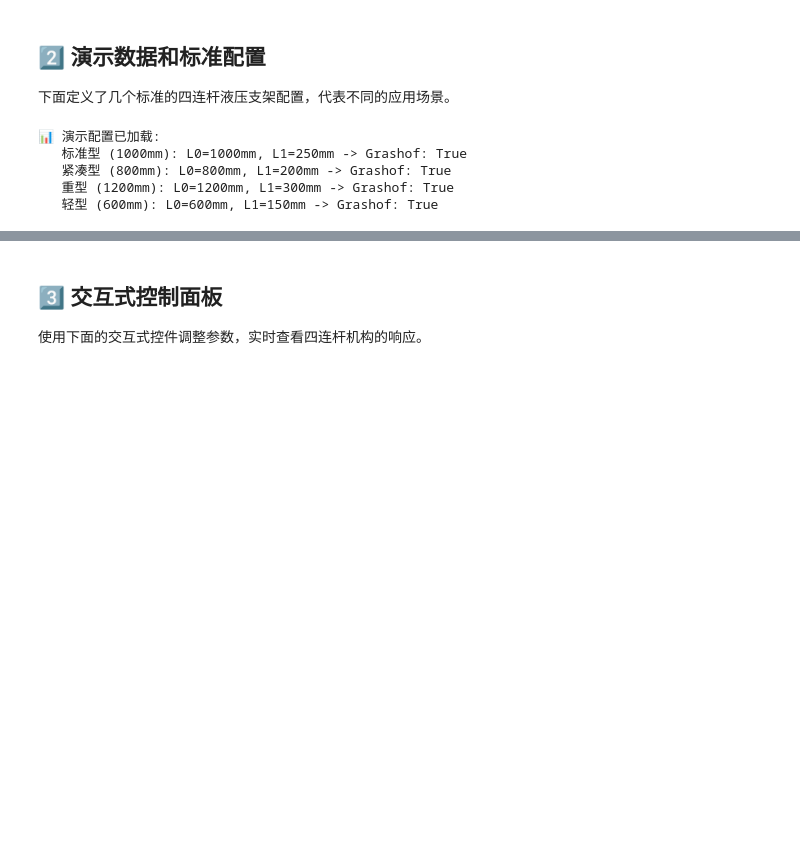
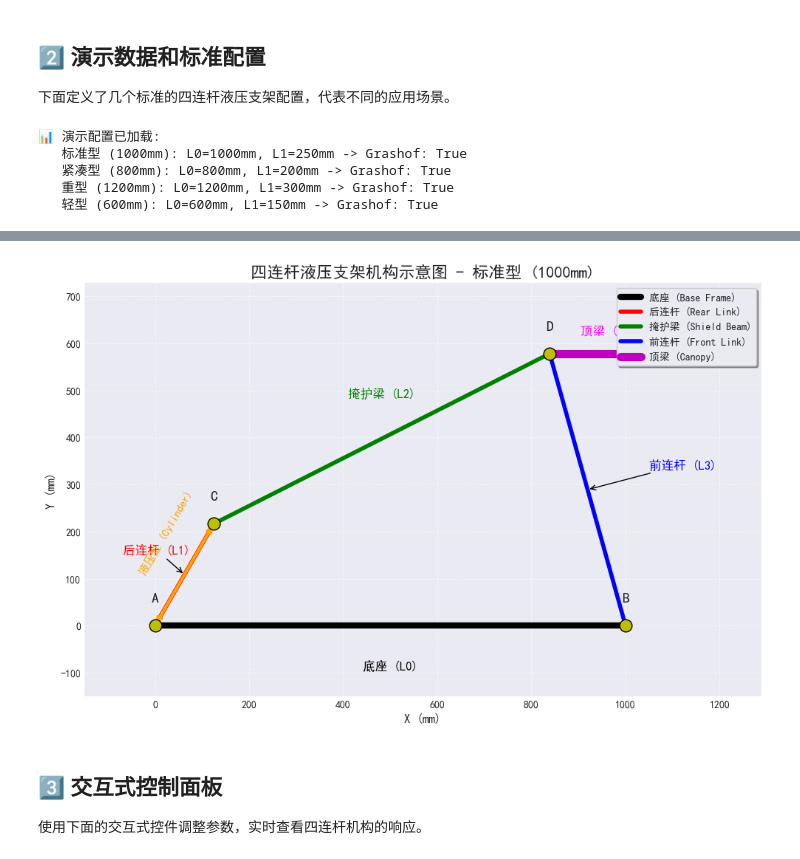
Before and after one commit to abelli5/coal4bar, a Jupyter notebook: coal4bar_interactive_demo.ipynb, the cells around one changed output, grey strips where cells are left out. Cells and saved outputs as stored; diff of their text form; code cells hidden in the pictures; blank space fills up the shorter version.

Commit message:
draw visualization of mechanism

```diff
--- a/coal4bar_interactive_demo.ipynb
+++ b/coal4bar_interactive_demo.ipynb
@@ -104,3 +108,80 @@ for name, dims in demo_configs.items():
+# %%
+# 2.5 绘制四连杆液压支架机构示意图
+def draw_support_schematic(config_name="标准型 (1000mm)", angle_deg=60):
+    """绘制液压支架的机构示意图，包含标注"""
+    # 获取配置并创建机构模型
+    dims = demo_configs[config_name]
+    linkage = FourBarLinkage(dims)
+    linkage.forward_kinematics(math.radians(angle_deg))
+    pos = linkage.get_joint_positions()
+
+    fig, ax = plt.subplots(figsize=(10, 8))
+
+    # 提取关节位置
+    A, B, C, D = pos['A'], pos['B'], pos['C'], pos['D']
+
+    # 绘制连杆
+    # 1. 底座 (Base Frame)
+    ax.plot([A[0], B[0]], [A[1], B[1]], 'k-', linewidth=6, label='底座 (Base Frame)')
+    # 2. 后连杆 (Input Link / Rear Link)
+    ax.plot([A[0], C[0]], [A[1], C[1]], 'r-', linewidth=4, label='后连杆 (Rear Link)')
+    # 3. 掩护梁 (Coupler / Shield Beam)
+    ax.plot([C[0], D[0]], [C[1], D[1]], 'g-', linewidth=4, label='掩护梁 (Shield Beam)')
+    # 4. 前连杆 (Output Link / Front Link)
+    ax.plot([D[0], B[0]], [D[1], B[1]], 'b-', linewidth=4, label='前连杆 (Front Link)')
+
+    # 绘制关节圆点
+    joints = {'A': A, 'B': B, 'C': C, 'D': D}
+    for name, p in joints.items():
+        ax.plot(p[0], p[1], 'yo', markersize=12, markeredgecolor='k', zorder=5)
+        ax.text(p[0], p[1]+50, f"{name}", fontsize=14, fontweight='bold', ha='center')
+
+    # 添加标注 (Annotations)
+    # 标注底座
+    ax.annotate('底座 (L0)', xy=((A[0]+B[0])/2, A[1]-50), xytext=(0, -20),
+                textcoords='offset points', ha='center', fontsize=12, color='black')
+    # 标注后连杆
+    ax.annotate('后连杆 (L1)', xy=((A[0]+C[0])/2, (A[1]+C[1])/2), xytext=(-60, 20),
+                textcoords='offset points', arrowprops=dict(arrowstyle='->'), fontsize=12, color='red')
+    # 标注掩护梁
+    ax.annotate('掩护梁 (L2)', xy=((C[0]+D[0])/2, (C[1]+D[1])/2), xytext=(0, 40),
+                textcoords='offset points', ha='center', fontsize=12, color='green')
+    # 标注前连杆
+    ax.annotate('前连杆 (L3)', xy=((D[0]+B[0])/2, (D[1]+B[1])/2), xytext=(60, 20),
+                textcoords='offset points', arrowprops=dict(arrowstyle='->'), fontsize=12, color='blue')
+
+    # 绘制示意顶梁 (Canopy)
+    # 顶梁通常从掩护梁 D 处向前延伸
+    canopy_end = D + np.array([300, 0])
+    ax.plot([D[0], canopy_end[0]], [D[1], canopy_end[1]], 'm-', linewidth=8, label='顶梁 (Canopy)')
+    ax.text(canopy_end[0]-150, canopy_end[1]+40, "顶梁 (Canopy)", fontsize=12, fontweight='bold', color='magenta', ha='center')
+
+    # 绘制液压缸示意图 (Cylinder)
+    # 假设液压缸作用在 A 和 C 之间 (在实际支架中通常连接底座和连杆)
+    ax.annotate('', xy=C, xytext=A, arrowprops=dict(arrowstyle='<->', color='orange', lw=3, label='液压缸'))
+    ax.text((A[0]+C[0])/2-40, (A[1]+C[1])/2, "液压缸 (Cylinder)", fontsize=11, rotation=math.degrees(math.atan2(C[1]-A[1], C[0]-A[0])), ha='center', color='orange')
+
+    # 图形装饰
+    ax.set_aspect('equal')
+    ax.grid(True, linestyle='--', alpha=0.6)
+    ax.set_xlabel('X (mm)', fontsize=12)
+    ax.set_ylabel('Y (mm)', fontsize=12)
+    ax.set_title(f'四连杆液压支架机构示意图 - {config_name}', fontsize=16, fontweight='bold')
+    ax.legend(loc='upper right', frameon=True, shadow=True)
+
+    # 设置坐标范围，留出标注空间
+    all_x = [A[0], B[0], C[0], D[0], canopy_end[0]]
+    all_y = [A[1], B[1], C[1], D[1], canopy_end[1]]
+    ax.set_xlim(min(all_x)-150, max(all_x)+150)
+    ax.set_ylim(min(all_y)-150, max(all_y)+150)
+
+    plt.tight_layout()
+    plt.show()
+
+# 运行函数显示示意图
+draw_support_schematic()
+# %% [output]
+[figure, added]
 # %% [markdown]
 ## 3️⃣ 交互式控制面板
 
```
Also changed, not shown: parts of 2 cells of this notebook, 1 other file.
